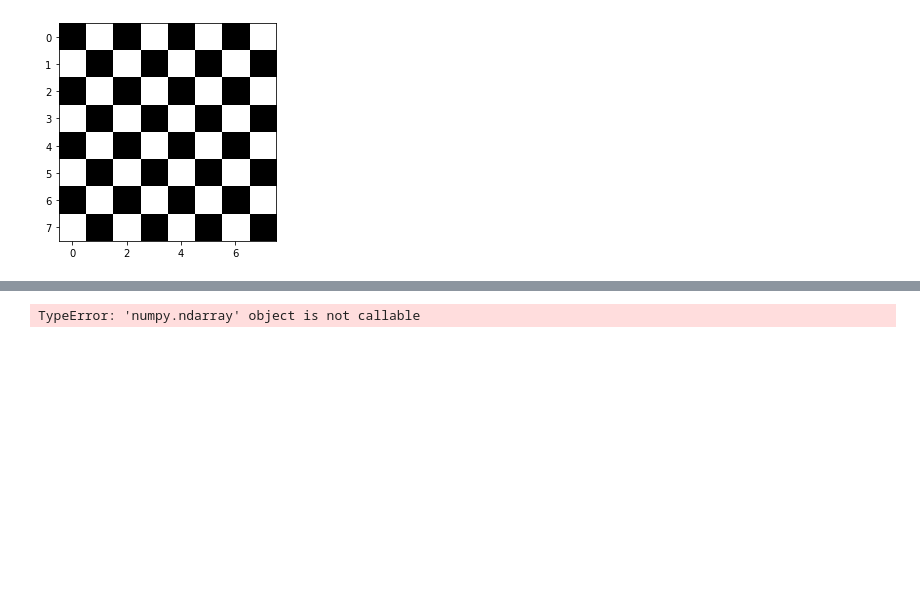
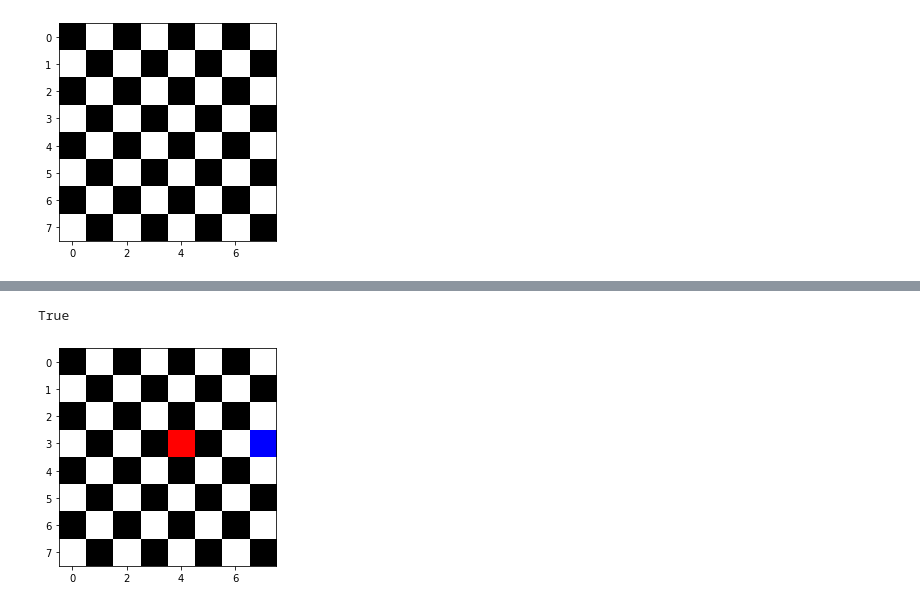
Before and after one commit to Choi702/chess-board, a Jupyter notebook: chess_board.ipynb, the cells around one changed output, grey strips where cells are left out. Saved outputs shown, nothing was run; the diff lists cells and outputs as text; code cells hidden in the pictures; blank space fills up the shorter version.

```diff
--- a/chess_board.ipynb
+++ b/chess_board.ipynb
@@ -64,15 +63,13 @@ True
 # %%
 # queens on same row should be “under attack”
 test = Board()
 test.add_red(3, 4)
-test.add_blue(4, 7)
+test.add_blue(3, 7)
 test.render()
-Expected = True
+actual = test.is_under_attack()
+print(actual)
+expected = True
 assert actual == expected
-
-
-# queens on same column should be “under attack”
-# queens on same diagonal should be “under attack”
-# queens with any other coordinates should NOT be “under attack”
 # %% [output]
-TypeError: 'numpy.ndarray' object is not callable
+True
+[figure, added]
```
Also changed, not shown: parts of 4 cells of this notebook, 1 other file.
